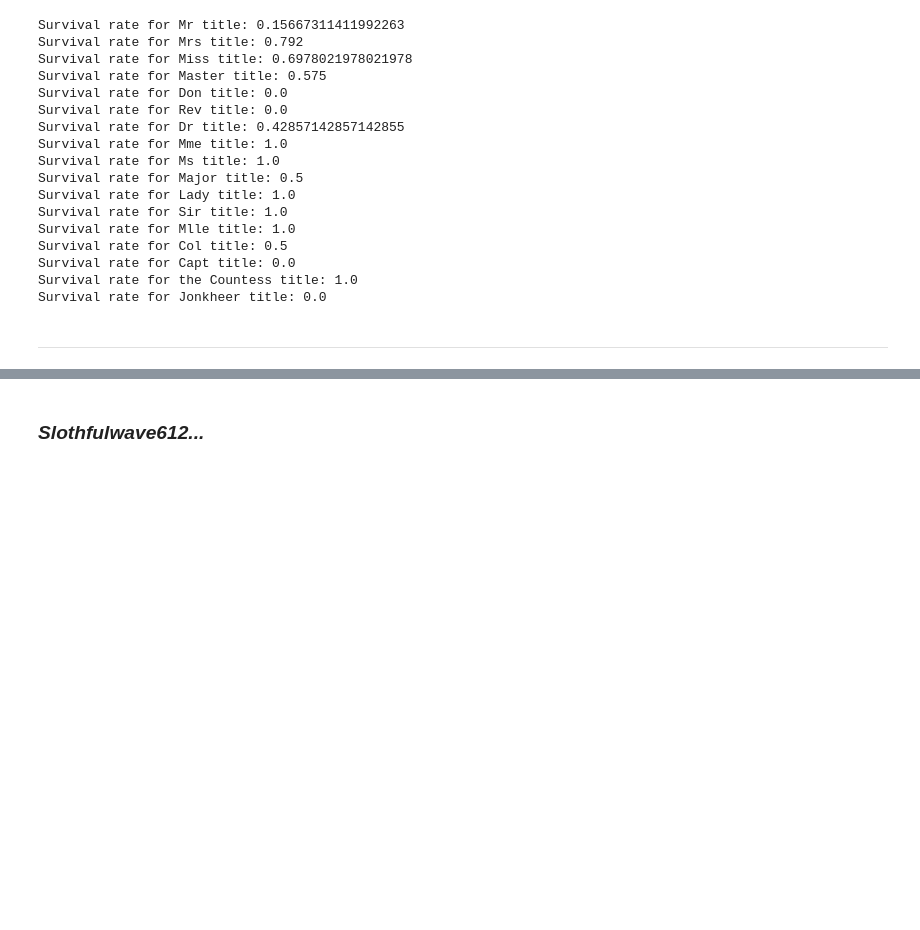
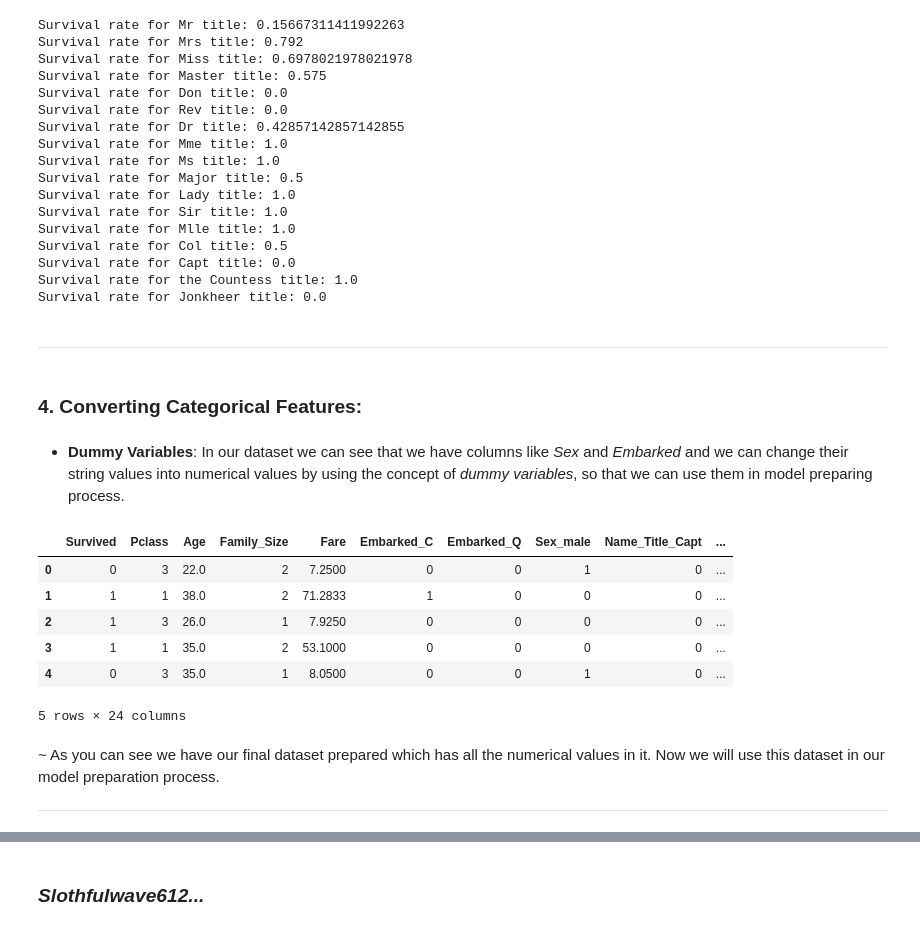
Before and after one commit to Slothfulwave612/Titanic-Disaster, a Jupyter notebook: Titanic_Disaster.ipynb, the cells around one changed output, grey strips where cells are left out. Cells and saved outputs as stored; diff of their text form; code cells hidden in the pictures; blank space fills up the shorter version.

Commit message:
added Titanic_Disaster.ipynnb
model preparation and classification has been done.

```diff
--- a/Titanic_Disaster.ipynb
+++ b/Titanic_Disaster.ipynb
@@ -181,4 +208,13 @@ titanic_data.describe()
 # %%
-## make new column Family_Size
-family_values = titanic_data['SibSp'] + titanic_data['Parch'] + 1
-titanic_data.insert(loc=6, column='Family_Size', value=family_values)
+def family_size(df):
+    ## make new column Family_Size
+    family_values = df['SibSp'] + df['Parch'] + 1
+    df.insert(loc=6, column='Family_Size', value=family_values)
+
+    ## drop the columns
+    df.drop(['SibSp', 'Parch'], axis=1, inplace=True)
+
+    return df
+
+## call the function.
+titanic_data = family_size(titanic_data)
@@ -187,4 +221 @@ titanic_data.insert(loc=6, column='Family_Size', value=family_values)
-# %%
-## drop the columns
-titanic_data.drop(['SibSp', 'Parch'], axis=1, inplace=True)
 # %% [markdown]
@@ -276,6 +306,6 @@ Name: Embarked, dtype: int64
 # %%
 ## fill up missing values
-titanic_data['Embarked'].fillna(value='S', inplace=True)
+titanic_data['Embarked'].fillna(value=titanic_data['Embarked'].mode()[0], inplace=True)
 # %% [markdown]
 * Let's recheck the dataframe: to see whether any NaN values are still there or not.
 # %%
@@ -786,3 +816,34 @@ Survival rate for the Countess title: 1.0
 Survival rate for Jonkheer title: 0.0
 # %% [markdown]
 ---
+# %% [markdown]
+### 4. Converting Categorical Features:
+# %% [markdown]
+* **Dummy Variables**: In our dataset we can see that we have columns like *Sex* and *Embarked* and we can change their string values into numerical values by using the concept of *dummy variables*, so that we can use them in model preparing process.
+# %%
+## use get_dummies() functions on Embarked and Sex fields
+dummies = pd.get_dummies(titanic_data[['Embarked', 'Sex', 'Name_Title']])
+
+## drop Embarked_S and Sex_female to avoid dummy variable trap
+dummies.drop(['Embarked_S', 'Sex_female', 'Name_Title_the Countess'], axis=1, inplace=True)
+
+## concat titanic_data and dummies dataset
+final_dataset = pd.concat([titanic_data, dummies], axis=1)
+
+## drop unnecessary columns
+final_dataset.drop(['PassengerId', 'Name', 'Sex', 'Name_Title', 'Embarked'], axis=1, inplace=True)
+# %%
+## use head() to see final_dataset
+final_dataset.head()
+# %% [output]
+|  | Survived | Pclass | Age | Family_Size | Fare | Embarked_C | Embarked_Q | Sex_male | Name_Title_Capt | ... |
+| 0 | 0 | 3 | 22.0 | 2 | 7.2500 | 0 | 0 | 1 | 0 | ... |
+| 1 | 1 | 1 | 38.0 | 2 | 71.2833 | 1 | 0 | 0 | 0 | ... |
+| 2 | 1 | 3 | 26.0 | 1 | 7.9250 | 0 | 0 | 0 | 0 | ... |
+| 3 | 1 | 1 | 35.0 | 2 | 53.1000 | 0 | 0 | 0 | 0 | ... |
+| 4 | 0 | 3 | 35.0 | 1 | 8.0500 | 0 | 0 | 1 | 0 | ... |
+5 rows × 24 columns
+# %% [markdown]
+~ As you can see we have our final dataset prepared which has all the numerical values in it. Now we will use this dataset in our model preparation process.
+
+---
```
Also changed, not shown: parts of 21 cells of this notebook.
